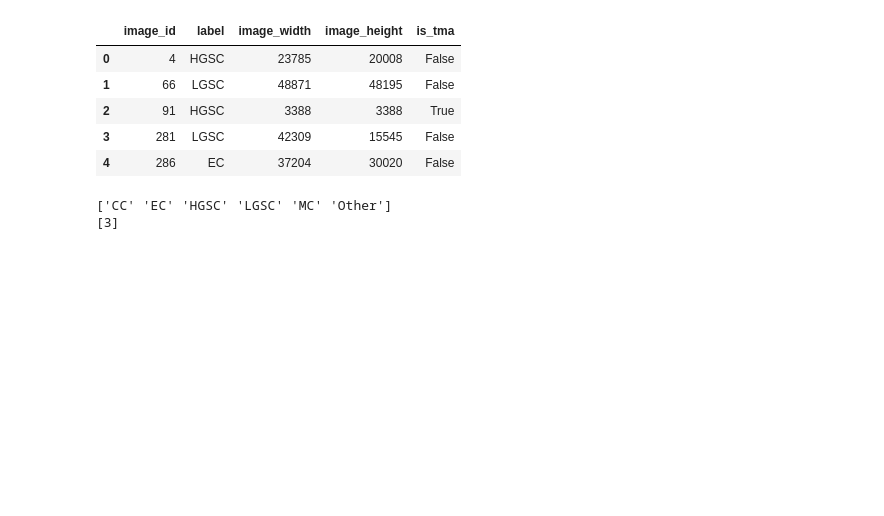
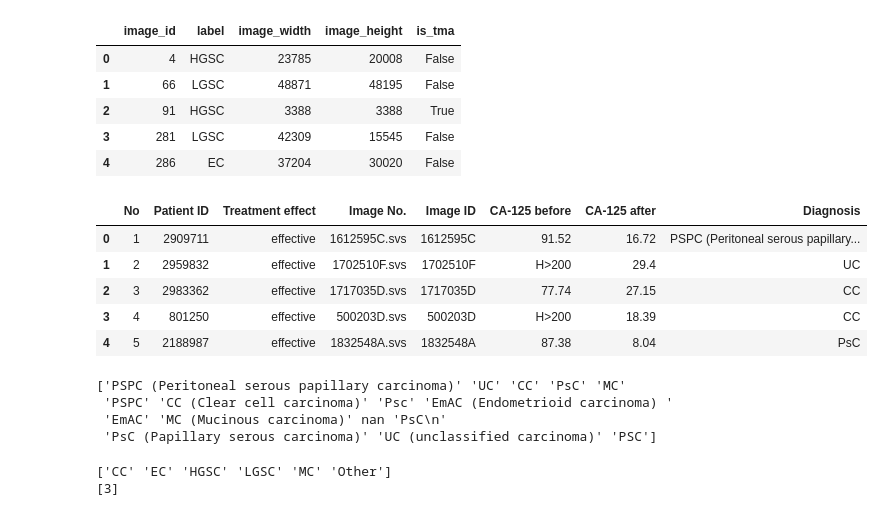
Before and after one commit to m5k5/KaggleUBC-OCEAN, a Jupyter notebook: ConvModel Patches.ipynb, the cells around one changed output. Drawn from its saved outputs; the diff is of its cells as text; code cells hidden in the pictures; blank space fills up the shorter version.

```diff
--- a/ConvModel Patches.ipynb
+++ b/ConvModel Patches.ipynb
@@ -58,6 +58,24 @@ trainList.head()
 | 2 | 91 | HGSC | 3388 | 3388 | True |
 | 3 | 281 | LGSC | 42309 | 15545 | False |
 | 4 | 286 | EC | 37204 | 30020 | False |
+# %%
+trainListWang = pd.read_csv(os.path.join(DATA_PATH, "Wang Dataset - all.csv"))
+trainListWang.head()
+# %% [output]
+|  | No | Patient ID | Treatment effect | Image No. | Image ID | CA-125 before | CA-125 after | Diagnosis |
+| 0 | 1 | 2909711 | effective | 1612595C.svs | 1612595C | 91.52 | 16.72 | PSPC (Peritoneal serous papillary... |
+| 1 | 2 | 2959832 | effective | 1702510F.svs | 1702510F | H>200 | 29.4 | UC |
+| 2 | 3 | 2983362 | effective | 1717035D.svs | 1717035D | 77.74 | 27.15 | CC |
+| 3 | 4 | 801250 | effective | 500203D.svs | 500203D | H>200 | 18.39 | CC |
+| 4 | 5 | 2188987 | effective | 1832548A.svs | 1832548A | 87.38 | 8.04 | PsC |
+# %%
+trainListWang.set_index("Image ID", inplace=True)
+print(trainListWang["Diagnosis"].unique())
+# %% [output]
+['PSPC (Peritoneal serous papillary carcinoma)' 'UC' 'CC' 'PsC' 'MC'
+ 'PSPC' 'CC (Clear cell carcinoma)' 'Psc' 'EmAC (Endometrioid carcinoma) '
+ 'EmAC' 'MC (Mucinous carcinoma)' nan 'PsC\n'
+ 'PsC (Papillary serous carcinoma)' 'UC (unclassified carcinoma)' 'PSC']
 # %%
 from sklearn.preprocessing import LabelEncoder
 import pickle
```
Also changed, not shown: parts of 15 cells of this notebook, 12 other files.
